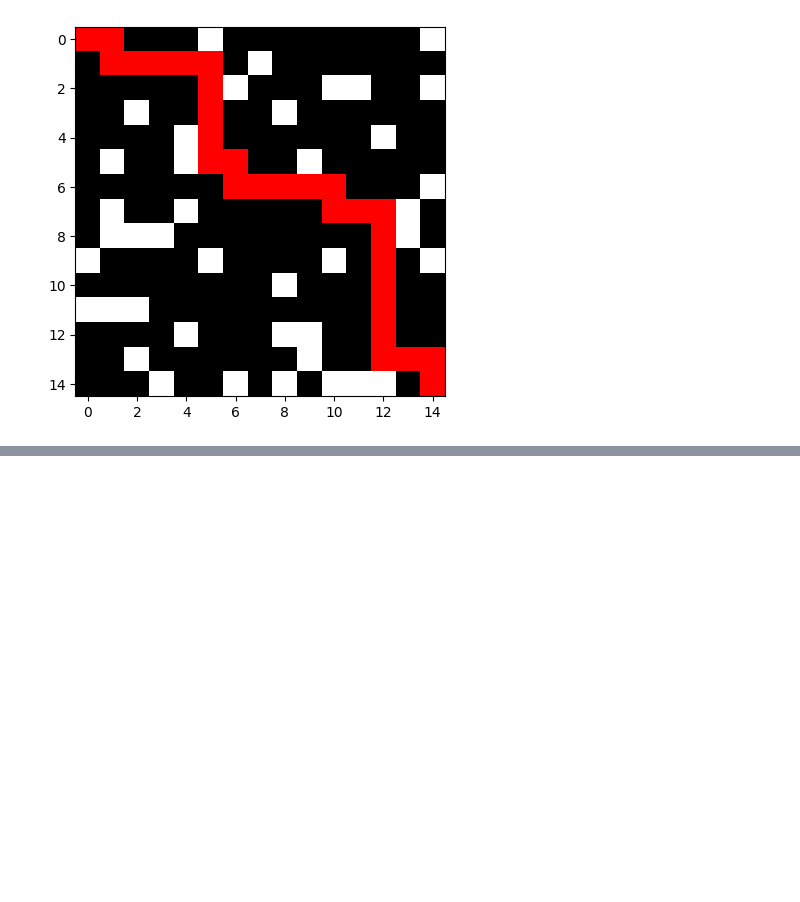
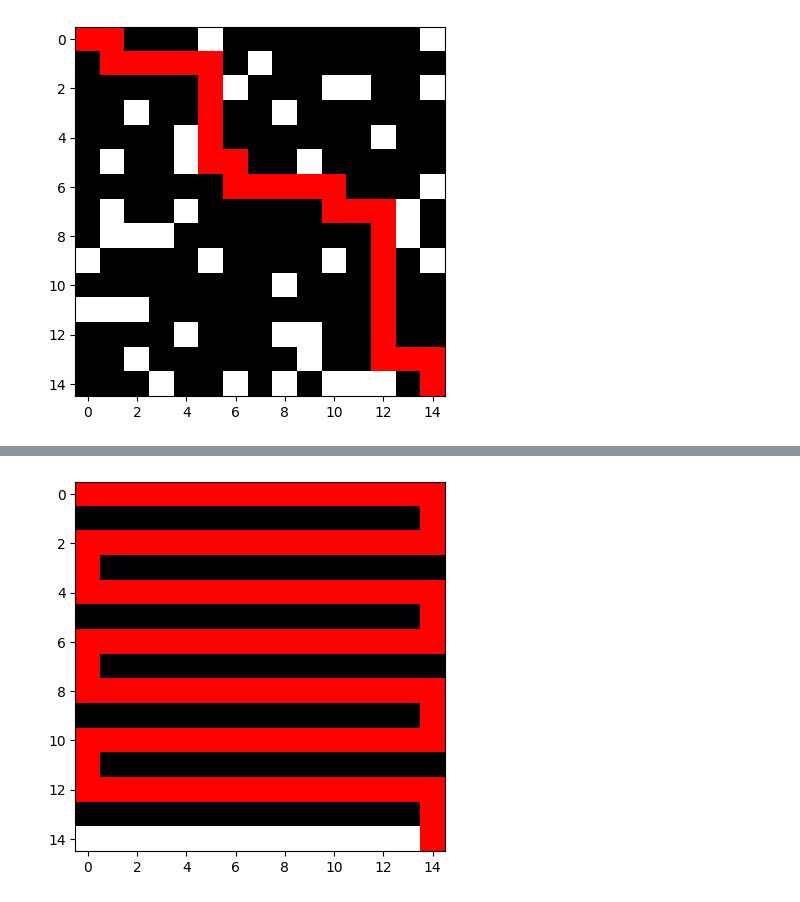
Before and after one commit to kassdiana/vvp-project, a Jupyter notebook: examples.ipynb, the cells around one changed output, grey strips where cells are left out. Drawn from its saved outputs; the diff is of its cells as text; code cells hidden in the pictures; blank space fills up the shorter version.

```diff
--- a/examples.ipynb
+++ b/examples.ipynb
@@ -95,0 +110,14 @@ random_maze.save_image(path_random, filename="images/random_vysledek.png")
+# %%
+# Generování bludiště typu slalom (šablona 'slalom')
+maze_slalom = Maze()
+maze_slalom.generate_maze(size=15, template="slalom")
+
+maze_slalom.build_graph()
+path_slalom = maze_slalom.find_shortest_path()
+
+if path_slalom:
+    maze_slalom.save_image(path_slalom, filename="images/vysledek_slalom.png")
+else:
+    print("Ve slalomu nelze najít cestu.")
+# %% [output]
+[figure, added]
```
Also changed, not shown: parts of 1 cell of this notebook, 2 other files.
